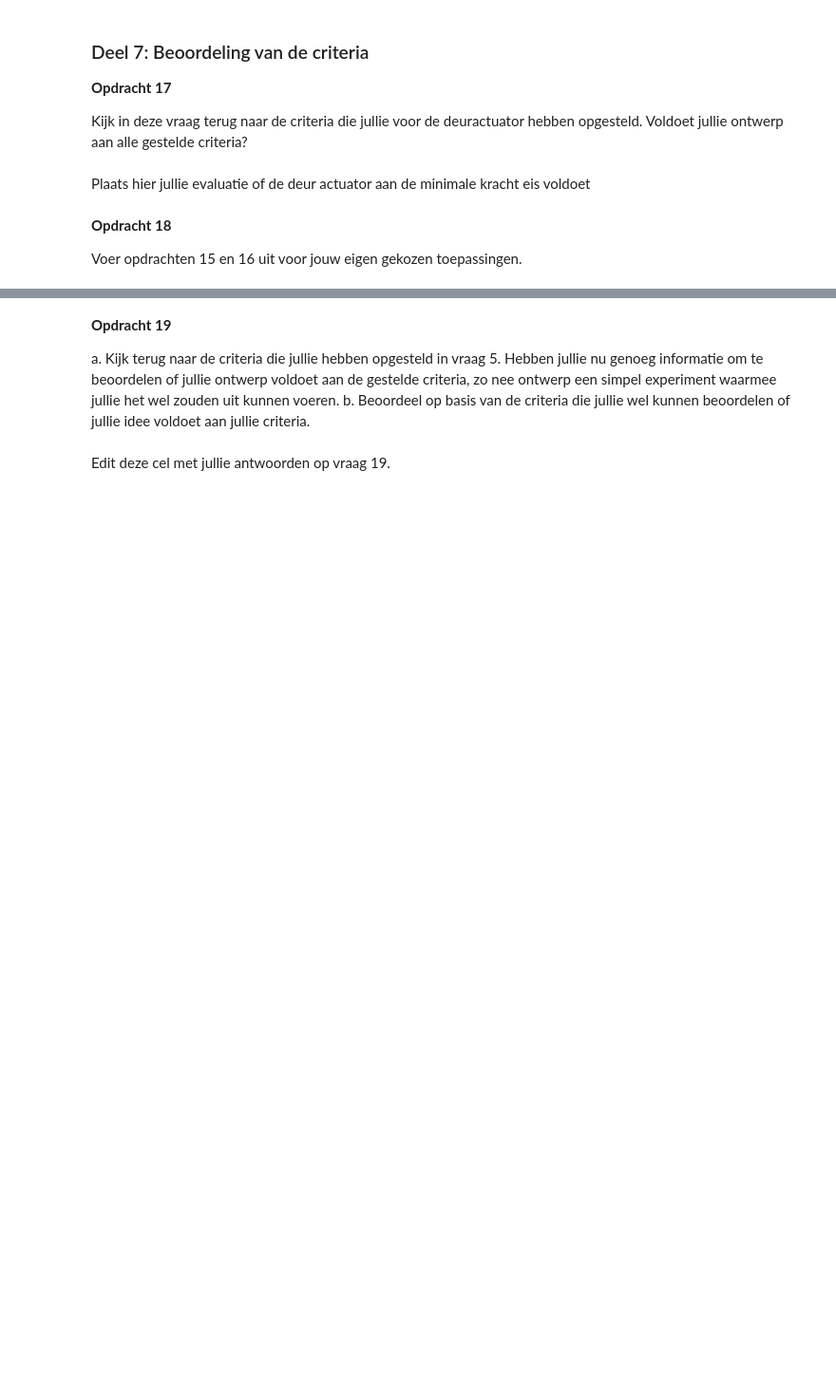
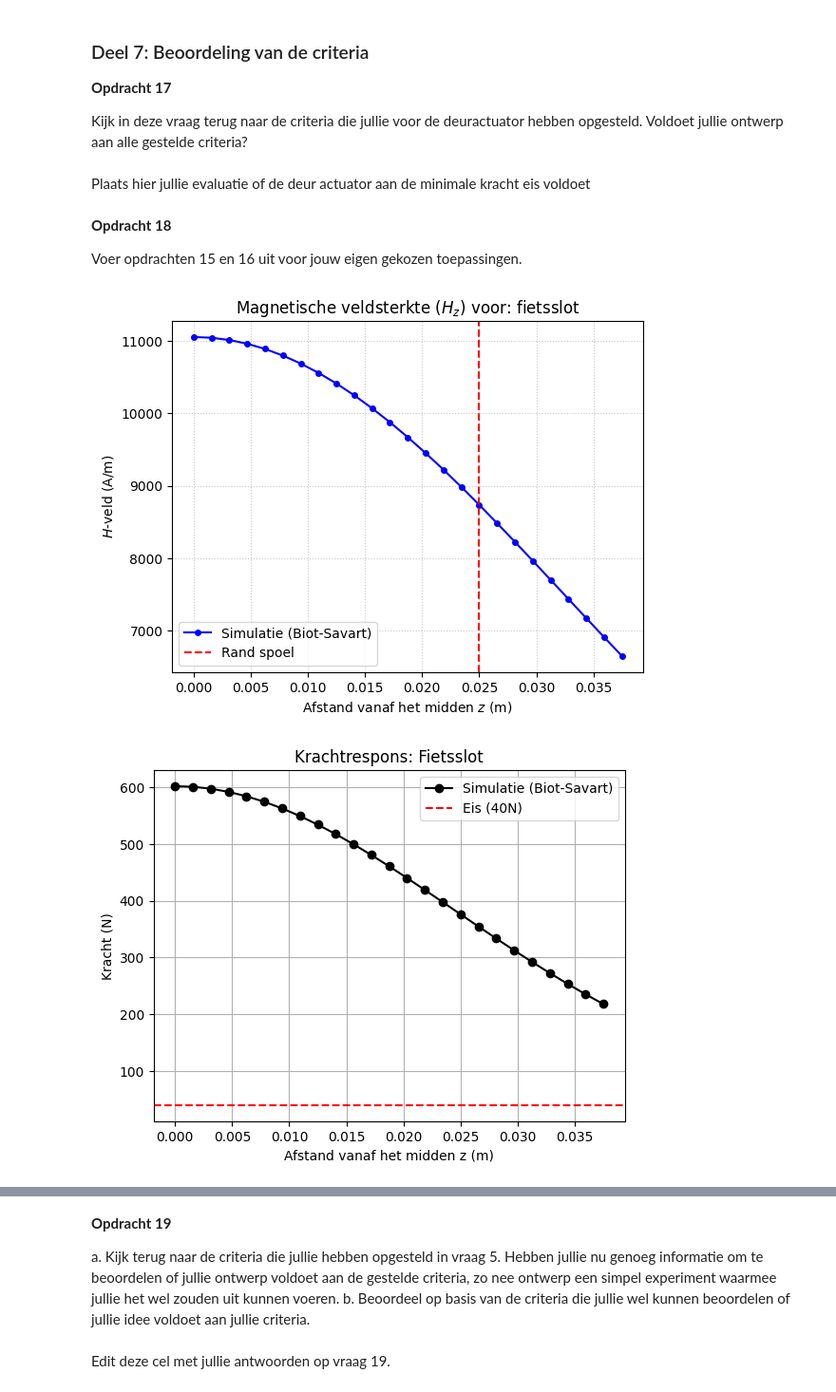
Before and after one commit to caricevonmorgen-dotcom/opdrachten-DEF-D-lol, a Jupyter notebook: 2KrachtactuatorOpdracht (1)/2KrachtactuatorOpdracht/KrachtactuatorOpdracht.ipynb, the cells around one changed output, grey strips where cells are left out. Shown at 95% size. Saved outputs shown, nothing was run; the diff lists cells and outputs as text; code cells hidden in the pictures; blank space fills up the shorter version.

```diff
--- a/2KrachtactuatorOpdracht (1)/2KrachtactuatorOpdracht/KrachtactuatorOpdracht.ipynb
+++ b/2KrachtactuatorOpdracht (1)/2KrachtactuatorOpdracht/KrachtactuatorOpdracht.ipynb
@@ -719,0 +716,51 @@ Voer opdrachten 15 en 16 uit voor jouw eigen gekozen toepassingen.
+# %%
+
+
+I = I_fiets
+r_sol = r_fiets
+L_sol = 0.05
+aantal_omwentelingen = 645
+F_eis = 40
+
+x, y, z = parametrisatie(8000, r_sol, aantal_omwentelingen, L_sol)
+
+n_ax = 25
+z_ax = np.linspace(0, 1.5 * L_sol / 2, n_ax)
+H_ax = np.zeros((n_ax, 1))
+
+for i_field in range(n_ax):
+    r_field = np.array([0, 0, z_ax[i_field]])
+    Hsimulated = np.array([0.0, 0.0, 0.0], dtype='float64')
+    for i_src in range(len(x) - 1):
+        r_source = np.array([x[i_src], y[i_src], z[i_src]])
+        dl = np.array([x[i_src+1] - x[i_src], y[i_src+1] - y[i_src], z[i_src+1] - z[i_src]])
+        Hsimulated += diot_savart_twee(r_field, r_source, dl, I)
+    H_ax[i_field, 0] = Hsimulated[2]
+
+# Krachtberekening specifiek voor fietsslot
+A = np.pi * r_sol**2
+F_vals = 0.5 * mu_0 * (mu_r - 1) * A * (H_ax**2)
+
+
+plt.figure()
+plt.plot(z_ax, H_ax, 'bo-', markersize=4, label='Simulatie (Biot-Savart)')
+plt.title(f'Magnetische veldsterkte ($H_z$) voor: fietsslot')
+plt.xlabel('Afstand vanaf het midden $z$ (m)')
+plt.ylabel('$H$-veld (A/m)')
+plt.grid(True, linestyle=':', alpha=0.7)
+plt.axvline(x=L_sol/2, color='red', linestyle='--', label='Rand spoel')
+plt.legend()
+plt.show()
+
+plt.figure()
+plt.plot(z_ax, F_vals, 'ko-', label='Simulatie (Biot-Savart)')
+plt.axhline(y=F_eis, color='r', linestyle='--', label=f'Eis ({F_eis}N)')
+plt.title('Krachtrespons: Fietsslot')
+plt.xlabel('Afstand vanaf het midden z (m)')
+plt.ylabel('Kracht (N)')
+plt.grid(True)
+plt.legend()
+plt.show()
+# %% [output]
+[figure, added]
+[figure, added]
```
Also changed, not shown: parts of 3 cells of this notebook.
